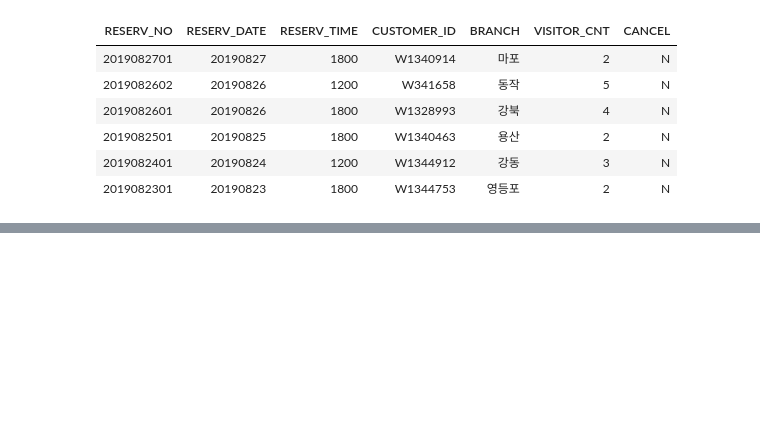
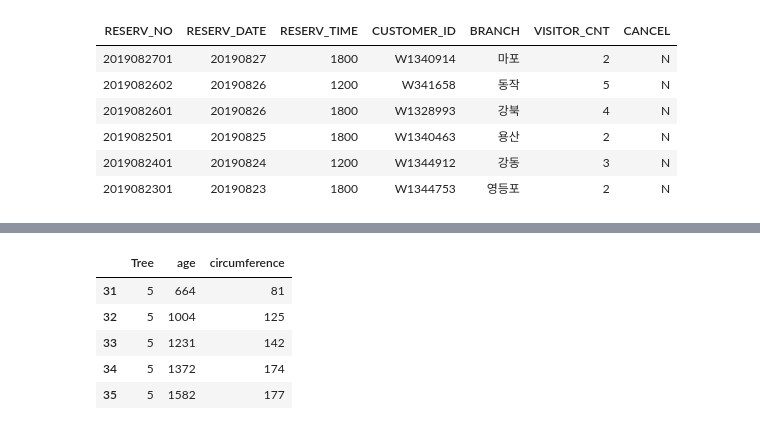
Before and after one commit to castleroad95/2021_data_analysis_class, a Jupyter notebook: R/rclass2.ipynb, the cells around one changed output, grey strips where cells are left out. Saved outputs shown, nothing was run; the diff lists cells and outputs as text; code cells hidden in the pictures; blank space fills up the shorter version.

```diff
--- a/R/rclass2.ipynb
+++ b/R/rclass2.ipynb
@@ -258,0 +321,9 @@ head(x)
+# %%
+tail(y,5)
+# %% [output]
+|  | Tree | age | circumference |
+| 31 | 5 | 664 | 81 |
+| 32 | 5 | 1004 | 125 |
+| 33 | 5 | 1231 | 142 |
+| 34 | 5 | 1372 | 174 |
+| 35 | 5 | 1582 | 177 |
```
Also changed, not shown: parts of 14 cells of this notebook.
